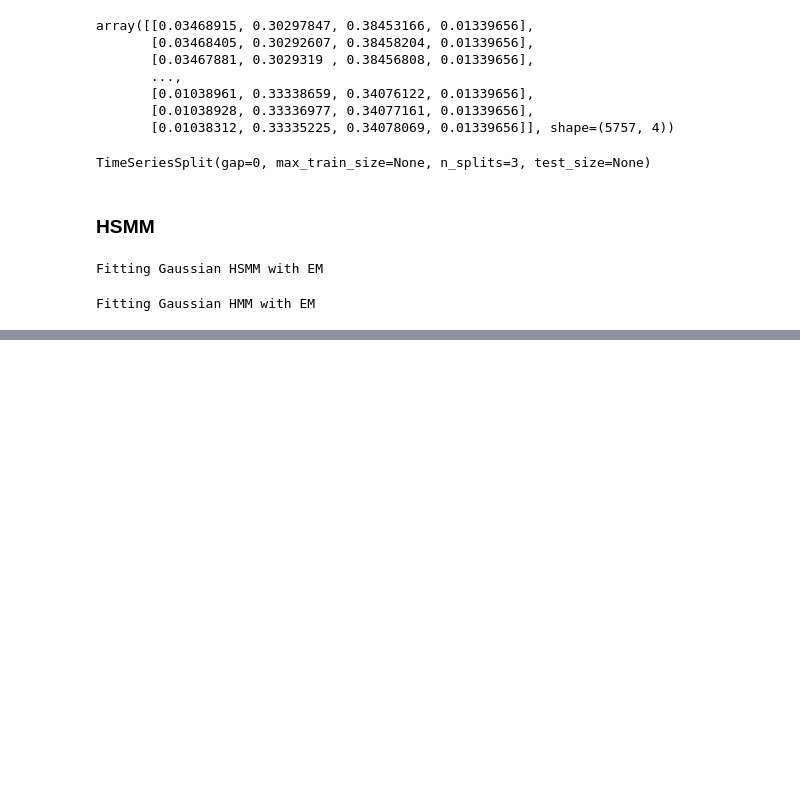
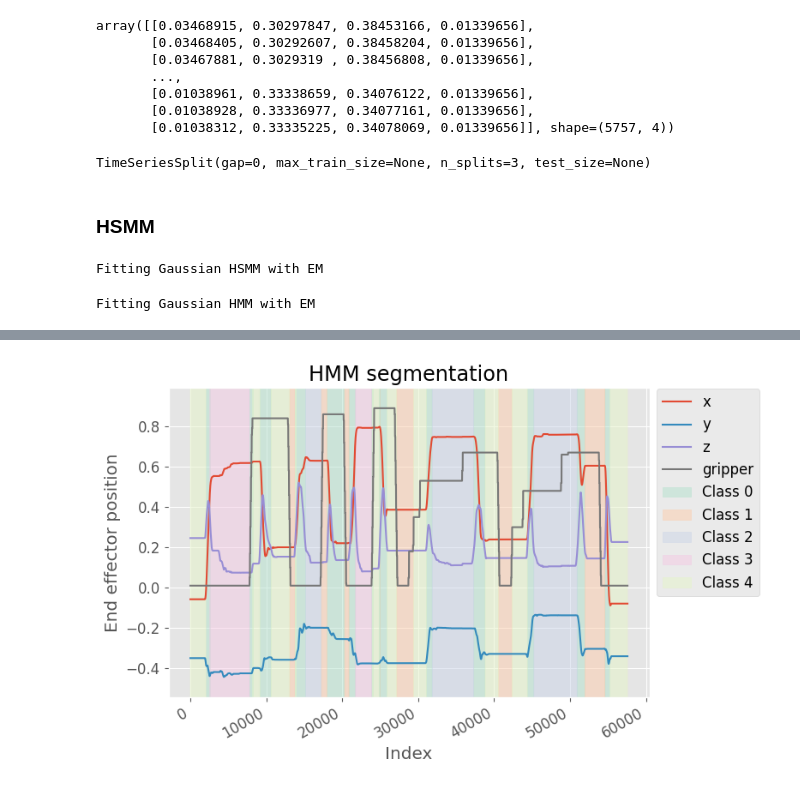
Before and after one commit to kir0ul/ssm, a Jupyter notebook: ur5e-TT-HSMM.ipynb, the cells around one changed output, grey strips where cells are left out. Drawn from its saved outputs; the diff is of its cells as text; code cells hidden in the pictures; blank space fills up the shorter version.

```diff
--- a/ur5e-TT-HSMM.ipynb
+++ b/ur5e-TT-HSMM.ipynb
@@ -473,0 +485,65 @@ hmm_inf_states, hmm_inf_durations = rle(hsmm_z)
+# %%
+def find_subsegments(classes, class_id):
+    select_idx = np.argwhere(np.array(classes) == class_id).squeeze()
+    cut_pts = np.argwhere(np.diff(select_idx) > 1).squeeze(axis=1)
+    # rm_idx = np.argwhere(np.logical_or(cut_pts == select_idx[0], cut_pts == select_idx[-1]))
+    # cut_pts = np.delete(cut_pts, rm_idx, None)
+    subsegms = []
+    if cut_pts.any():
+        subsegms.append(select_idx[0 : cut_pts[0]])
+        if cut_pts.size > 1:
+            for idx, cpt in enumerate(cut_pts[:-1]):
+                subsegms.append(select_idx[cpt + 1 : cut_pts[idx + 1]])
+        subsegms.append(select_idx[cut_pts[-1] + 1 : -1])
+    else:
+        subsegms.append(select_idx)
+    subsegms = [item for item in subsegms if item.size > 0]
+    return subsegms
+# %%
+with plt.style.context("ggplot_perso.mplstyle"):
+    fig, ax = plt.subplots(figsize=(8, 5))
+    cmap = mpl.colormaps.get("Pastel2").colors
+    ax.plot(traj.index, traj.x, label="x")  # , color=cmap[0])
+    ax.plot(traj.index, traj.y, label="y")  # , color=cmap[1])
+    ax.plot(traj.index, traj.z, label="z")  # , color=cmap[2])
+    ax.plot(traj.index, traj.gripper, label="gripper")  # , color=cmap[3])
+
+    fill_min = np.min([traj.x.min(), traj.y.min(), traj.z.min(), traj.gripper.min()])
+    fill_max = np.max([traj.x.max(), traj.y.max(), traj.z.max(), traj.gripper.max()])
+
+    for idx, class_id in enumerate(classes_id):
+        # select_idx = np.argwhere(np.array(classes) == class_id).squeeze()
+        # x = select_idx[np.concat([[False], np.diff(select_idx) == 1])]
+        subsegms = find_subsegments(classes=hmm_z, class_id=class_id)
+        for jdx, subsegm in enumerate(subsegms):
+            if jdx == 0:
+                ax.fill_between(
+                    x=subsegm,
+                    y1=fill_min.min() - 1,
+                    y2=fill_max.max() + 1,
+                    color=cmap[idx],
+                    alpha=0.5,
+                    transform=ax.get_xaxis_transform(),
+                    label=f"Class {class_id}",
+                )
+            else:
+                ax.fill_between(
+                    x=subsegm,
+                    y1=fill_min.min() - 1,
+                    y2=fill_max.max() + 1,
+                    color=cmap[idx],
+                    alpha=0.5,
+                    transform=ax.get_xaxis_transform(),
+                    # label=f"Class {class_id}",
+                )
+
+    ax.set_ylim(bottom=fill_min.min() - 0.1, top=fill_max.max() + 0.1)
+    ax.set_xlabel("Index")
+    ax.set_ylabel("End effector position")
+    ax.legend(bbox_to_anchor=(1.0, 1.02))
+    ax.set_title("HMM segmentation")
+    fig.autofmt_xdate()
+    fig.tight_layout()
+    plt.show()
+# %% [output]
+[figure, added]
```
Also changed, not shown: parts of 5 cells of this notebook.
